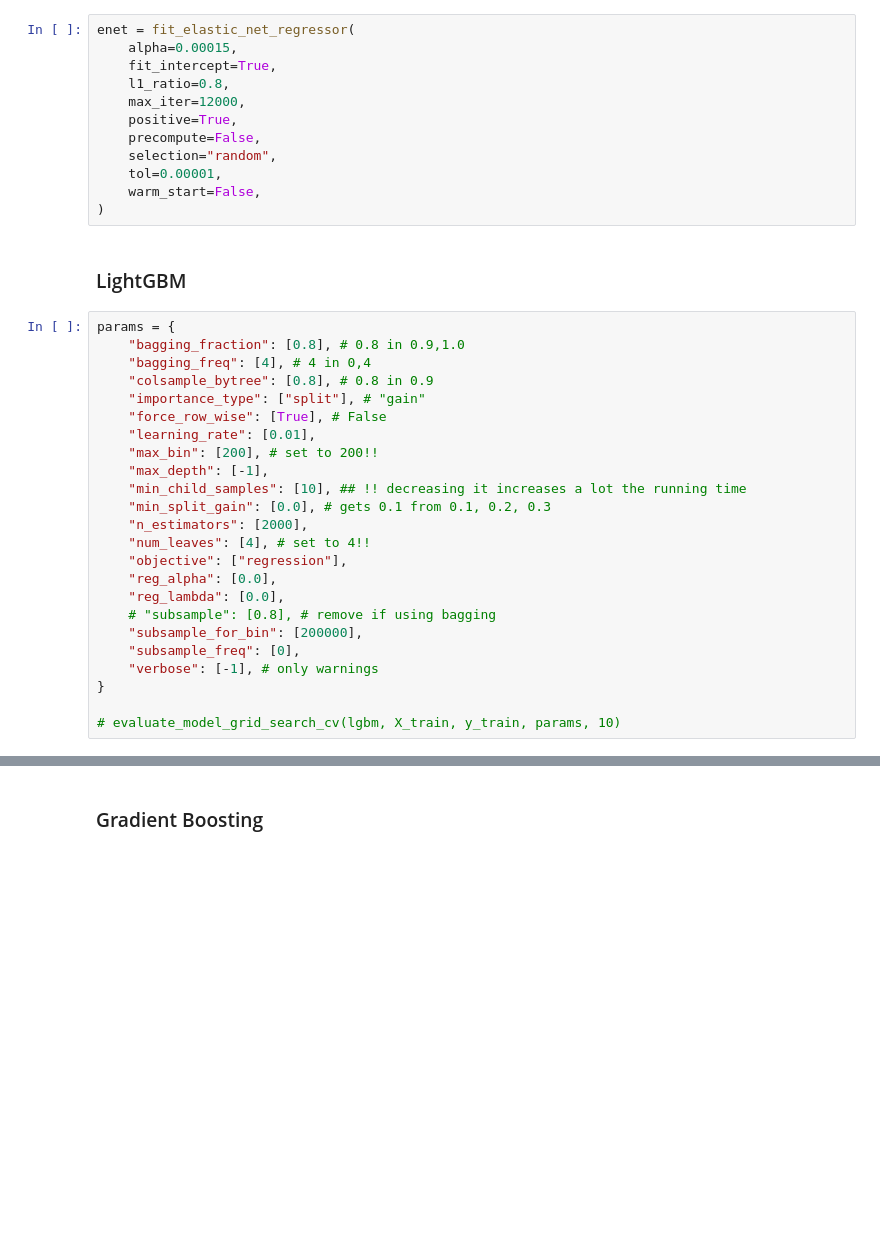
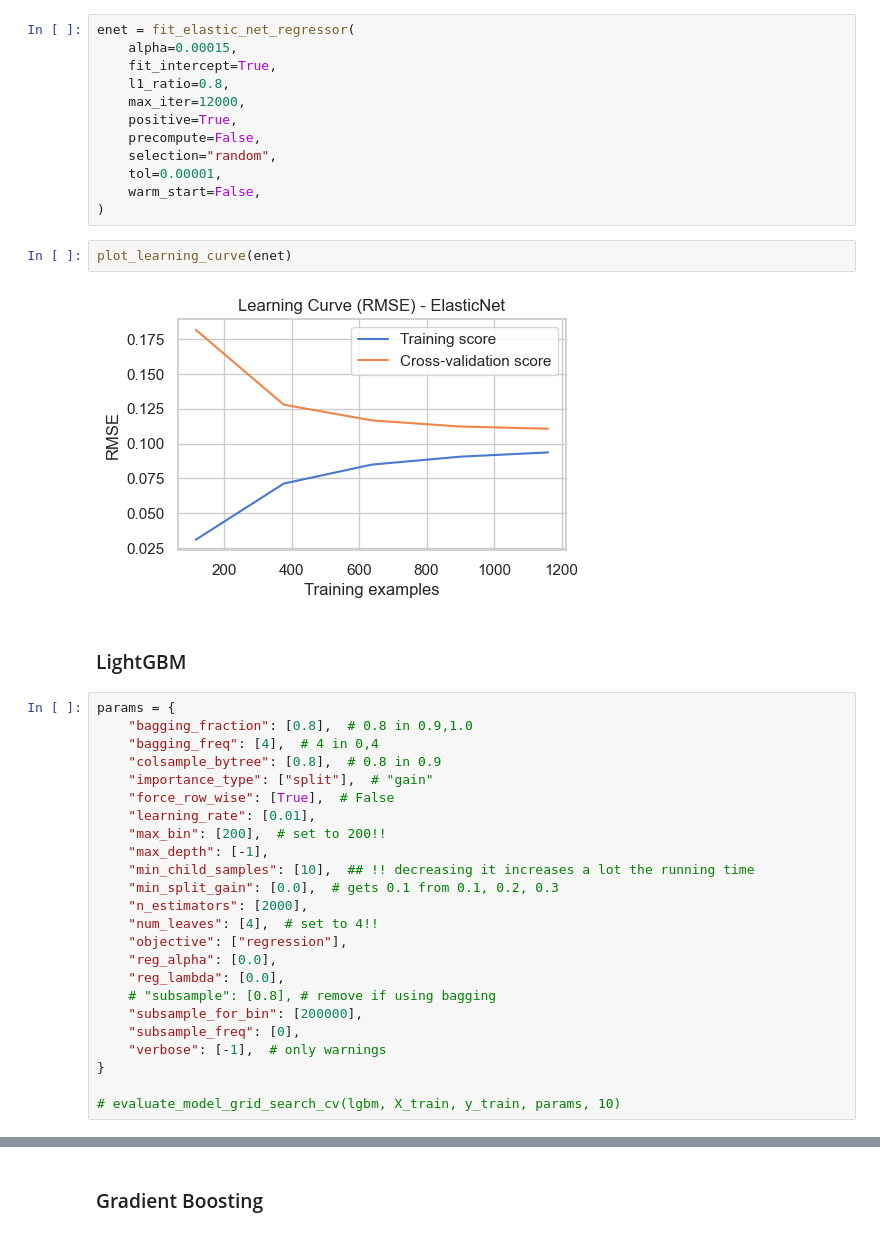
Before and after one commit to sjuanati/DataSciLabs, a Jupyter notebook: projects/kaggle/02_house_prices/house_prices.ipynb, the cells around one changed output, grey strips where cells are left out. Cells and saved outputs as stored; diff of their text form; blank space fills up the shorter version.

```diff
--- a/projects/kaggle/02_house_prices/house_prices.ipynb
+++ b/projects/kaggle/02_house_prices/house_prices.ipynb
@@ -792,29 +785,33 @@ enet = fit_elastic_net_regressor(
     tol=0.00001,
     warm_start=False,
 )
+# %%
+plot_learning_curve(enet)
+# %% [output]
+[figure, added]
 # %% [markdown]
 ### LightGBM
 # %%
 params = {
-    "bagging_fraction": [0.8], # 0.8 in 0.9,1.0
-    "bagging_freq": [4], # 4 in 0,4
-    "colsample_bytree": [0.8], # 0.8 in 0.9
-    "importance_type": ["split"], # "gain"
-    "force_row_wise": [True], # False
+    "bagging_fraction": [0.8],  # 0.8 in 0.9,1.0
+    "bagging_freq": [4],  # 4 in 0,4
+    "colsample_bytree": [0.8],  # 0.8 in 0.9
+    "importance_type": ["split"],  # "gain"
+    "force_row_wise": [True],  # False
     "learning_rate": [0.01],
-    "max_bin": [200], # set to 200!!
+    "max_bin": [200],  # set to 200!!
     "max_depth": [-1],
-    "min_child_samples": [10], ## !! decreasing it increases a lot the running time
-    "min_split_gain": [0.0], # gets 0.1 from 0.1, 0.2, 0.3
+    "min_child_samples": [10],  ## !! decreasing it increases a lot the running time
+    "min_split_gain": [0.0],  # gets 0.1 from 0.1, 0.2, 0.3
     "n_estimators": [2000],
-    "num_leaves": [4], # set to 4!!
+    "num_leaves": [4],  # set to 4!!
     "objective": ["regression"],
     "reg_alpha": [0.0],
     "reg_lambda": [0.0],
     # "subsample": [0.8], # remove if using bagging
     "subsample_for_bin": [200000],
     "subsample_freq": [0],
-    "verbose": [-1], # only warnings
+    "verbose": [-1],  # only warnings
 }
 
 # evaluate_model_grid_search_cv(lgbm, X_train, y_train, params, 10)
```
Also changed, not shown: parts of 38 cells of this notebook, 1 other file.
